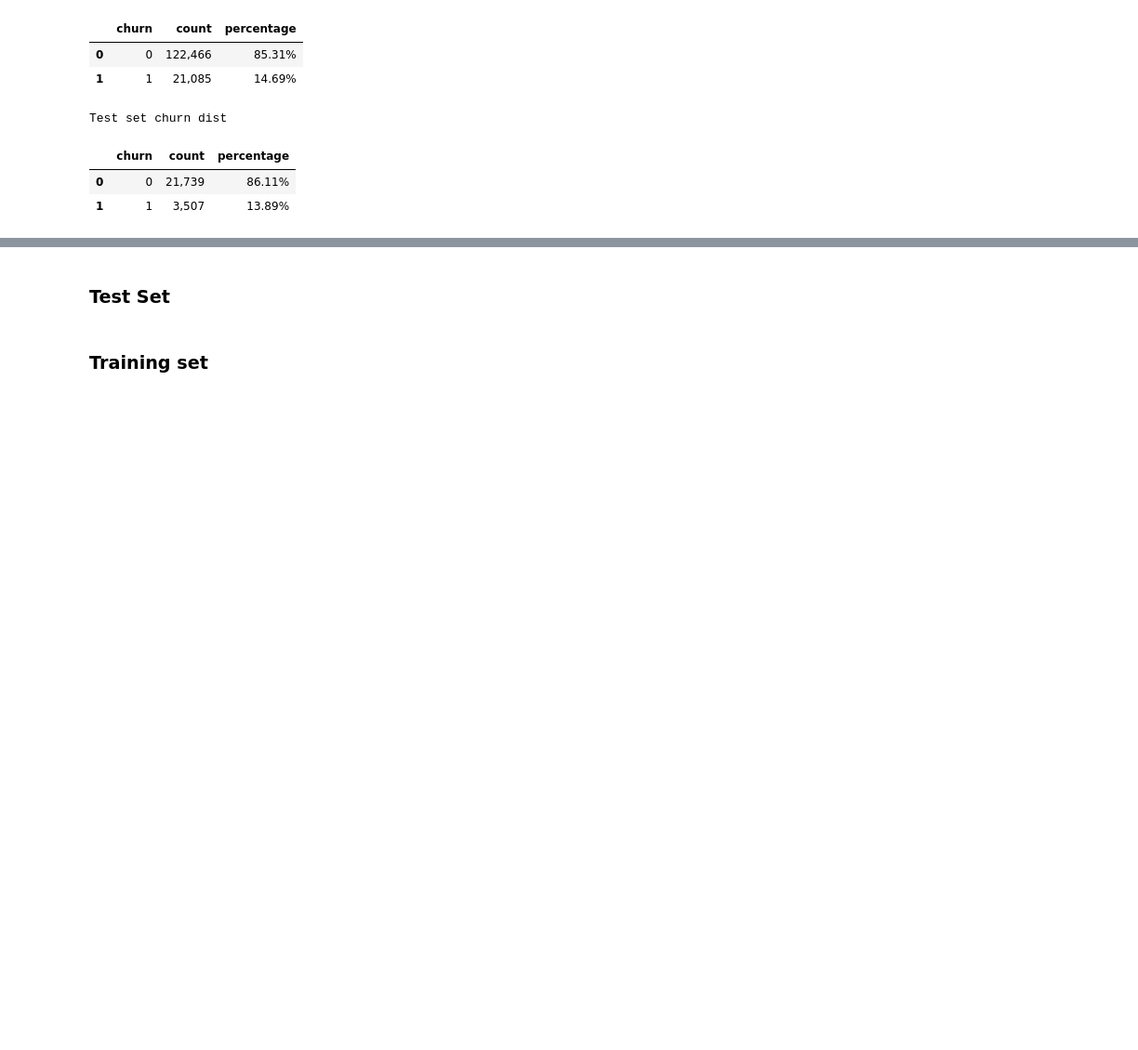
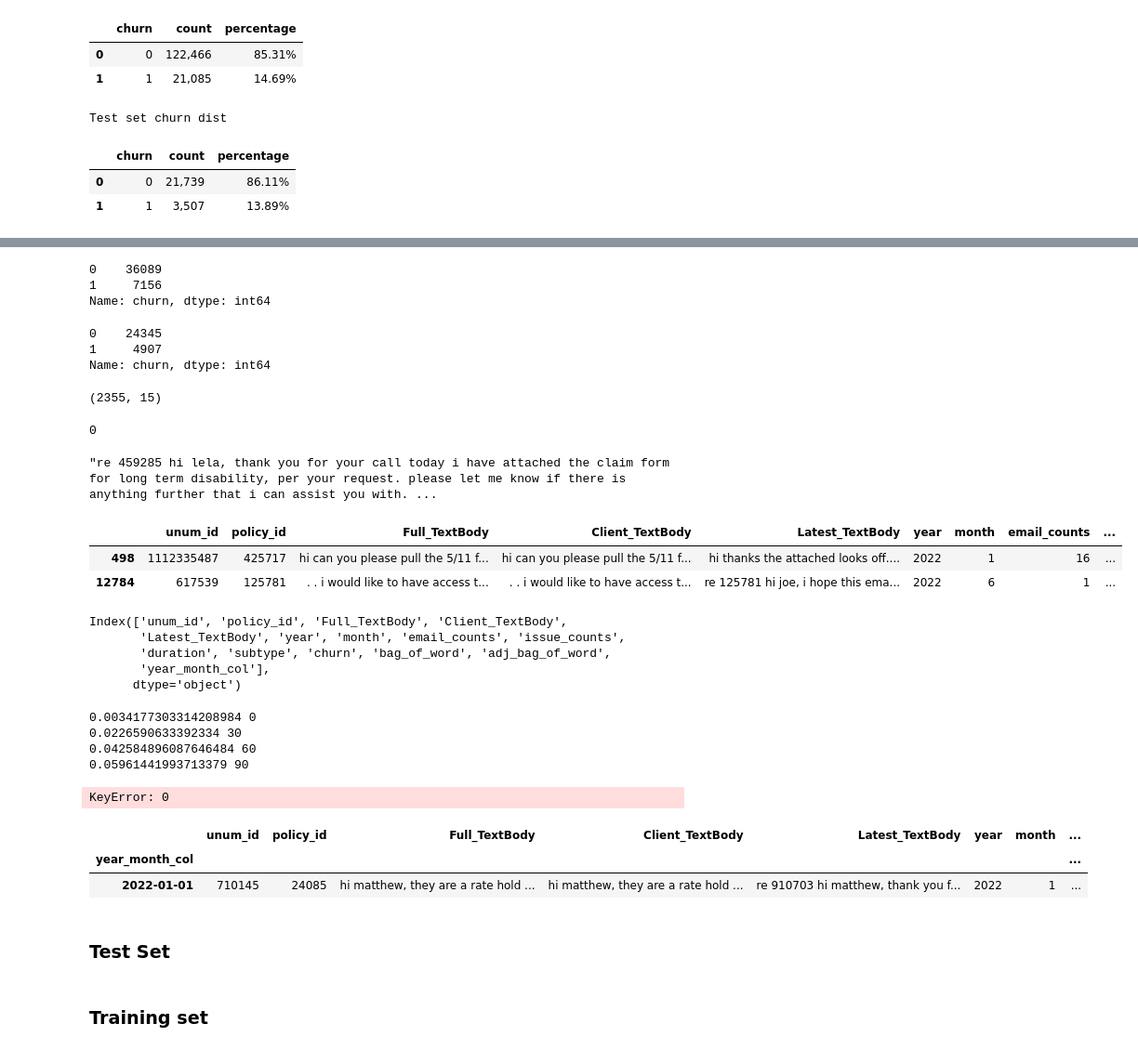
Before and after one commit to iamjiang/retention_model_NLP, a Jupyter notebook: v1_src/keyword_extraction.ipynb, the cells around one changed output, grey strips where cells are left out. Shown: that part at 93% size. Drawn from its saved outputs; the diff is of its cells as text; code cells hidden in the pictures; blank space fills up the shorter version.

```diff
--- a/v1_src/keyword_extraction.ipynb
+++ b/v1_src/keyword_extraction.ipynb
@@ -169,0 +184,7 @@ df_test["adj_bag_of_word"]=df_test["Full_TextBody"].progress_apply(lambda x: tex
+# %%
+my_folder="s3://trident-retention-output/"
+start=time.time()
+df_train=pd.read_pickle(os.path.join(my_folder,"df_train"))
+df_test=pd.read_pickle(os.path.join(my_folder,"df_test"))
+end=time.time()
+print("It took {:0.4f} seconds to read data".format(end-start))
@@ -186,3 +294,72 @@ adj_test_churn, freq_test_churn = most_common_adj(test_churn, feature="adj_bag_o
+# %%
+tempt_train=check_word(df_train,word=["termination","terminate"])
+tempt_train["churn"].value_counts()
+# %% [output]
+0    36089
+1     7156
+Name: churn, dtype: int64
+# %%
+tempt_train=check_word(df_train,word=["frustration","frustrated","frustrate","unacceptable","apologies","apologize"])
+tempt_train["churn"].value_counts()
+# %% [output]
+0    24345
+1     4907
+Name: churn, dtype: int64
+# %%
+tempt=tempt[(tempt["terminate"]==1) & (tempt["churn"]==0)]
+tempt.shape
+# %% [output]
+(2355, 15)
+# %%
+tempt["churn"].iloc[3]
+# %% [output]
+0
+# %%
+tempt["Latest_TextBody"].iloc[3]
+# %% [output]
+"re 459285 hi lela, thank you for your call today i have attached the claim form for long term disability, per your request. please let me know if there is anything further that i can assist you with. ...
+# %%
+tempt=df_test.copy()
+tempt=tempt.sample(100)
+tempt.head(2)
+# %% [output]
+|  | unum_id | policy_id | Full_TextBody | Client_TextBody | Latest_TextBody | year | month | email_counts | ... |
+| 498 | 1112335487 | 425717 | hi can you please pull the 5/11 f... | hi can you please pull the 5/11 f... | hi thanks the attached looks off.... | 2022 | 1 | 16 | ... |
+| 12784 | 617539 | 125781 | . . i would like to have access t... | . . i would like to have access t... | re 125781 hi joe, i hope this ema... | 2022 | 6 | 1 | ... |
+# %%
+tempt.columns
+# %% [output]
+Index(['unum_id', 'policy_id', 'Full_TextBody', 'Client_TextBody',
+       'Latest_TextBody', 'year', 'month', 'email_counts', 'issue_counts',
+       'duration', 'subtype', 'churn', 'bag_of_word', 'adj_bag_of_word',
+       'year_month_col'],
+      dtype='object')
+# %%
+tempt=df_test.copy()
+tempt=tempt.sample(100)
+start = time.time()
+dict_of_dataframes = dict()
+tempt["year_month_col"]=pd.to_datetime(tempt.apply(lambda x: str(x['year'])+'-' + str(x['month']) ,axis=1))
+counter = 0
+for id, group in tempt.groupby('policy_id'):
+    print(time.time()-start, counter) if counter % 30 == 0 else None
+    group = group.sort_values("year_month_col")
+    group = group.set_index("year_month_col")
+    dict_of_dataframes[id] = group
+    counter += 1
+dict_of_dataframes[0]
+# %% [output]
+0.0034177303314208984 0
+0.0226590633392334 30
+0.042584896087646484 60
+0.05961441993713379 90
+KeyError: 0
+# %%
+dict_of_dataframes[24085]
+# %% [output]
+|  | unum_id | policy_id | Full_TextBody | Client_TextBody | Latest_TextBody | year | month | ... |
+| year_month_col |  |  |  |  |  |  |  | ... |
+| 2022-01-01 | 710145 | 24085 | hi matthew, they are a rate hold ... | hi matthew, they are a rate hold ... | re 910703 hi matthew, thank you f... | 2022 | 1 | ... |
 # %%
 train_data=df_train.copy()
 test_data=df_test.copy()
```
Also changed, not shown: parts of 11 cells of this notebook, 10 other files.
